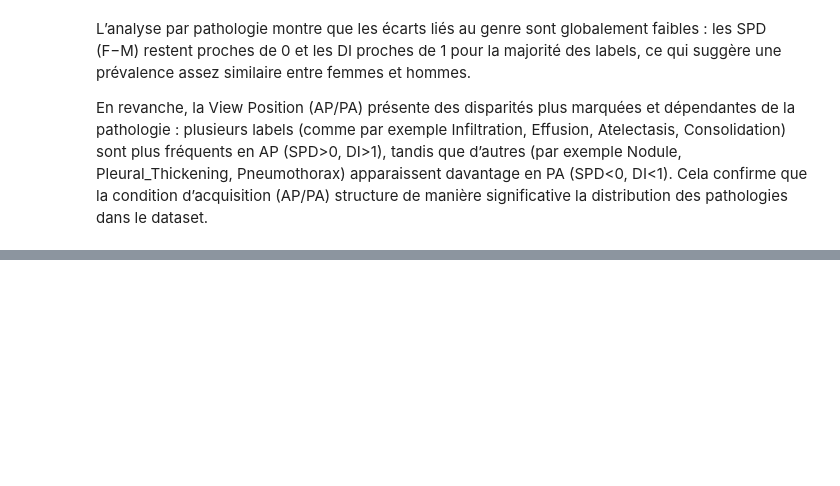
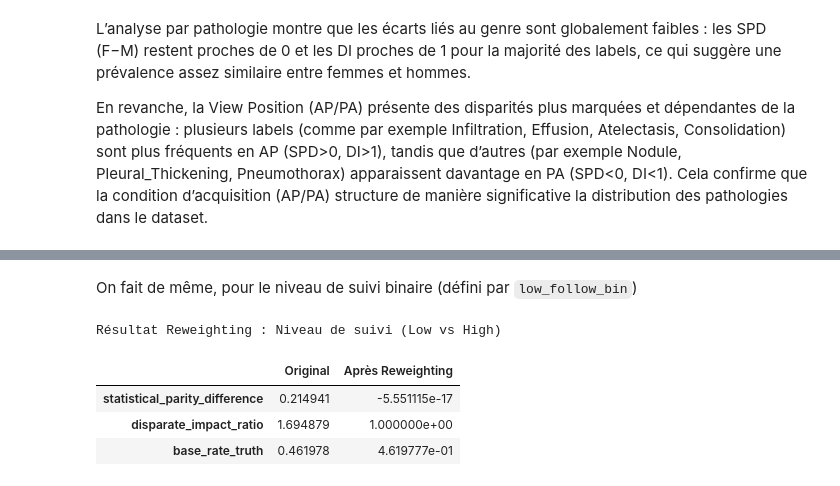
Before and after one commit to EagleForce14/Fairness, a Jupyter notebook: Mi-Projet/Mi-Projet-BRION.ipynb, the cells around one changed output, grey strips where cells are left out. Cells and saved outputs as stored; diff of their text form; code cells hidden in the pictures; blank space fills up the shorter version.

```diff
--- a/Mi-Projet/Mi-Projet-BRION.ipynb
+++ b/Mi-Projet/Mi-Projet-BRION.ipynb
@@ -749,0 +820,20 @@ Cela confirme que la condition d’acquisition (AP/PA) structure de manière sig
+# %% [markdown]
+On fait de même, pour le niveau de suivi binaire (défini par `low_follow_bin`)
+# %%
+print("Résultat Reweighting : Niveau de suivi (Low vs High)")
+weights_follow = compute_reweighing_weights(df, "low_follow_bin")
+
+res_follow = compare_bias_reduction(
+    y_true=y_target,
+    prot_attr=df["low_follow_bin"].values,
+    w_before=None,
+    w_after=weights_follow,
+    label_after="Après Reweighting"
+)
+display(res_follow)
+# %% [output]
+Résultat Reweighting : Niveau de suivi (Low vs High)
+|  | Original | Après Reweighting |
+| statistical_parity_difference | 0.214941 | -5.551115e-17 |
+| disparate_impact_ratio | 1.694879 | 1.000000e+00 |
+| base_rate_truth | 0.461978 | 4.619777e-01 |
```
Also changed, not shown: parts of 18 cells of this notebook.
